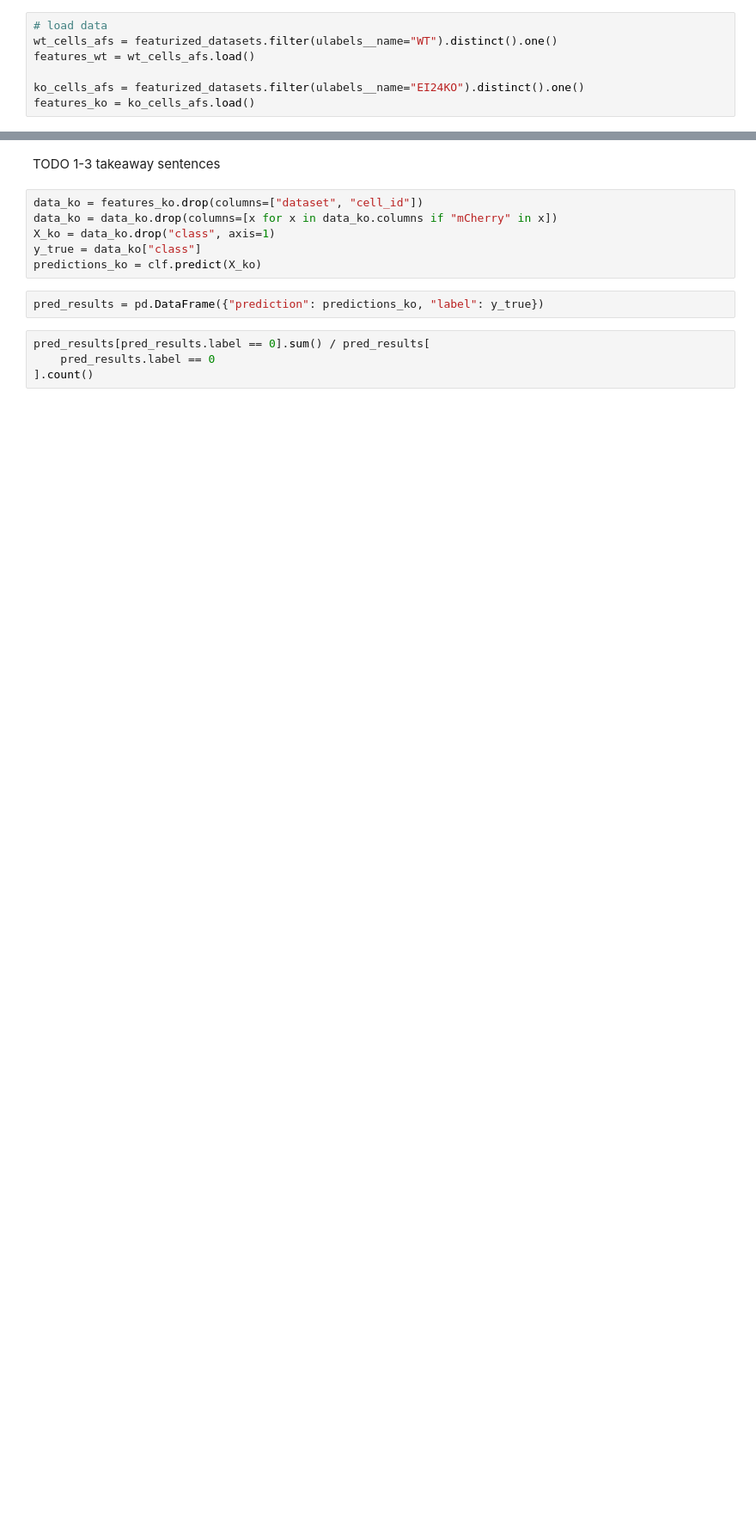
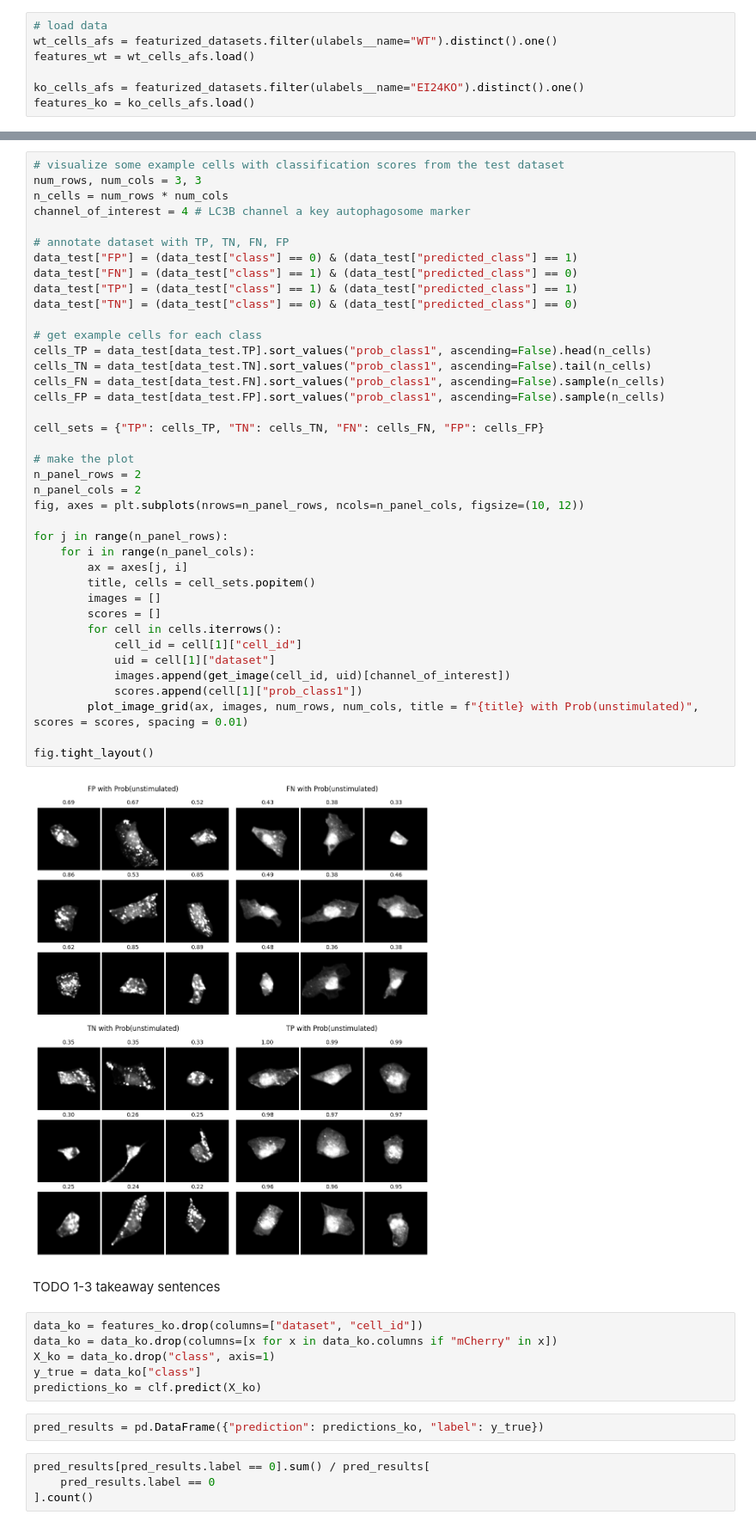
Before and after one commit to laminlabs/lamin-usecases, a Jupyter notebook: docs/imaging4.ipynb, the cells around one changed output, grey strips where cells are left out. Shown at 86% size. Drawn from its saved outputs; the diff is of its cells as text; blank space fills up the shorter version.

```diff
--- a/docs/imaging4.ipynb
+++ b/docs/imaging4.ipynb
@@ -139,3 +188,44 @@ weighted avg       0.70      0.69      0.65       114
+# %%
+# visualize some example cells with classification scores from the test dataset
+num_rows, num_cols = 3, 3
+n_cells = num_rows * num_cols
+channel_of_interest = 4 # LC3B channel a key autophagosome marker
+
+# annotate dataset with TP, TN, FN, FP
+data_test["FP"] = (data_test["class"] == 0) & (data_test["predicted_class"] == 1)
+data_test["FN"] = (data_test["class"] == 1) & (data_test["predicted_class"] == 0)
+data_test["TP"] = (data_test["class"] == 1) & (data_test["predicted_class"] == 1)
+data_test["TN"] = (data_test["class"] == 0) & (data_test["predicted_class"] == 0)
+
+# get example cells for each class
+cells_TP = data_test[data_test.TP].sort_values("prob_class1", ascending=False).head(n_cells)
+cells_TN = data_test[data_test.TN].sort_values("prob_class1", ascending=False).tail(n_cells)
+cells_FN = data_test[data_test.FN].sort_values("prob_class1", ascending=False).sample(n_cells)
+cells_FP = data_test[data_test.FP].sort_values("prob_class1", ascending=False).sample(n_cells)
+
+cell_sets = {"TP": cells_TP, "TN": cells_TN, "FN": cells_FN, "FP": cells_FP}
+
+# make the plot
+n_panel_rows = 2
+n_panel_cols = 2
+fig, axes = plt.subplots(nrows=n_panel_rows, ncols=n_panel_cols, figsize=(10, 12))
+
+for j in range(n_panel_rows):
+    for i in range(n_panel_cols):
+        ax = axes[j, i]
+        title, cells = cell_sets.popitem()
+        images = []
+        scores = []
+        for cell in cells.iterrows():
+            cell_id = cell[1]["cell_id"]
+            uid = cell[1]["dataset"]
+            images.append(get_image(cell_id, uid)[channel_of_interest])
+            scores.append(cell[1]["prob_class1"])
+        plot_image_grid(ax, images, num_rows, num_cols, title = f"{title} with Prob(unstimulated)", scores = scores, spacing = 0.01)
+
+fig.tight_layout()
+# %% [output]
+[figure, added]
 # %% [markdown]
 TODO 1-3 takeaway sentences
 # %%
```
Also changed, not shown: parts of 12 cells of this notebook.
